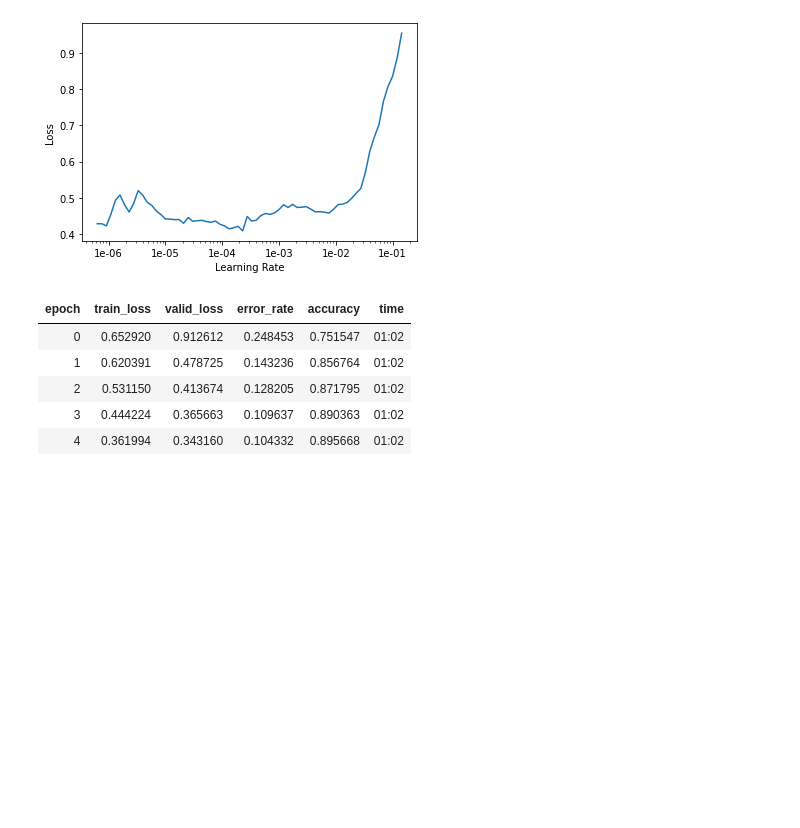
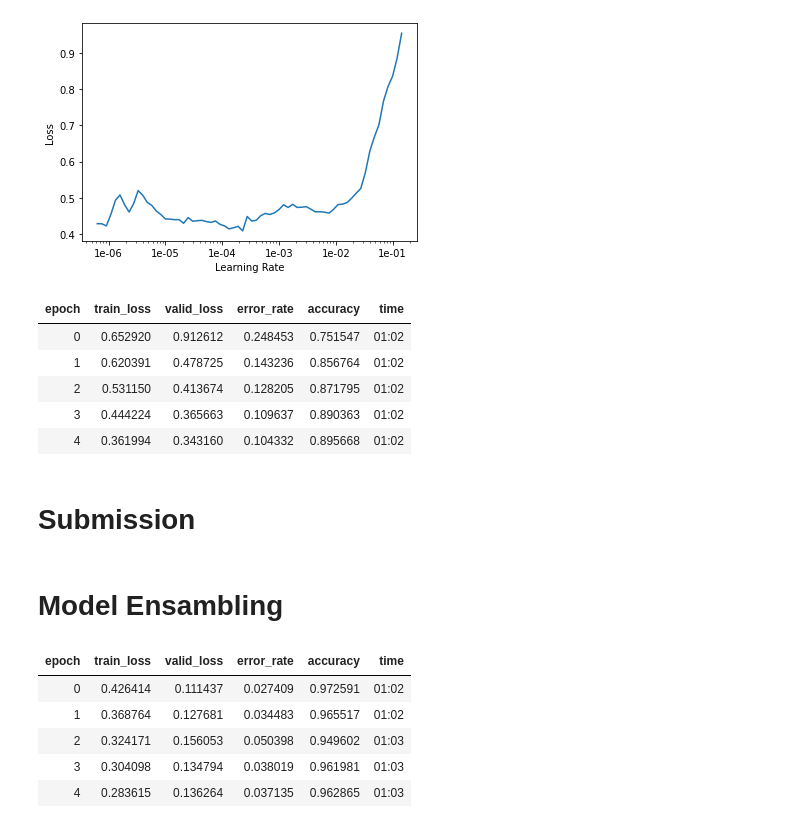
Before and after one commit to IsraelAbebe/cassava_disease_classification, a Jupyter notebook: Israel_exp/FAST_AI.ipynb, the cells around one changed output. Drawn from its saved outputs; the diff is of its cells as text; code cells hidden in the pictures; blank space fills up the shorter version.

```diff
--- a/Israel_exp/FAST_AI.ipynb
+++ b/Israel_exp/FAST_AI.ipynb
@@ -195,3 +203,18 @@ learn.fit_one_cycle(5, max_lr=slice(1e-4,1e-2))
 | 4 | 0.361994 | 0.343160 | 0.104332 | 0.895668 | 01:02 |
 # %%
 learn.save('densenet121_89.pt')
+# %% [markdown]
+# Submission
+# %% [markdown]
+# Model Ensambling
+# %%
+densenet_learn = create_cnn(data,models.densenet121, metrics=[error_rate,accuracy])
+densenet_learn.load('densenet121_86.pt')
+densenet_learn.fit_one_cycle(5)
+# %% [output]
+| epoch | train_loss | valid_loss | error_rate | accuracy | time |
+| 0 | 0.426414 | 0.111437 | 0.027409 | 0.972591 | 01:02 |
+| 1 | 0.368764 | 0.127681 | 0.034483 | 0.965517 | 01:02 |
+| 2 | 0.324171 | 0.156053 | 0.050398 | 0.949602 | 01:03 |
+| 3 | 0.304098 | 0.134794 | 0.038019 | 0.961981 | 01:03 |
+| 4 | 0.283615 | 0.136264 | 0.037135 | 0.962865 | 01:03 |
```
Also changed, not shown: parts of 24 cells of this notebook, 1 other file.
